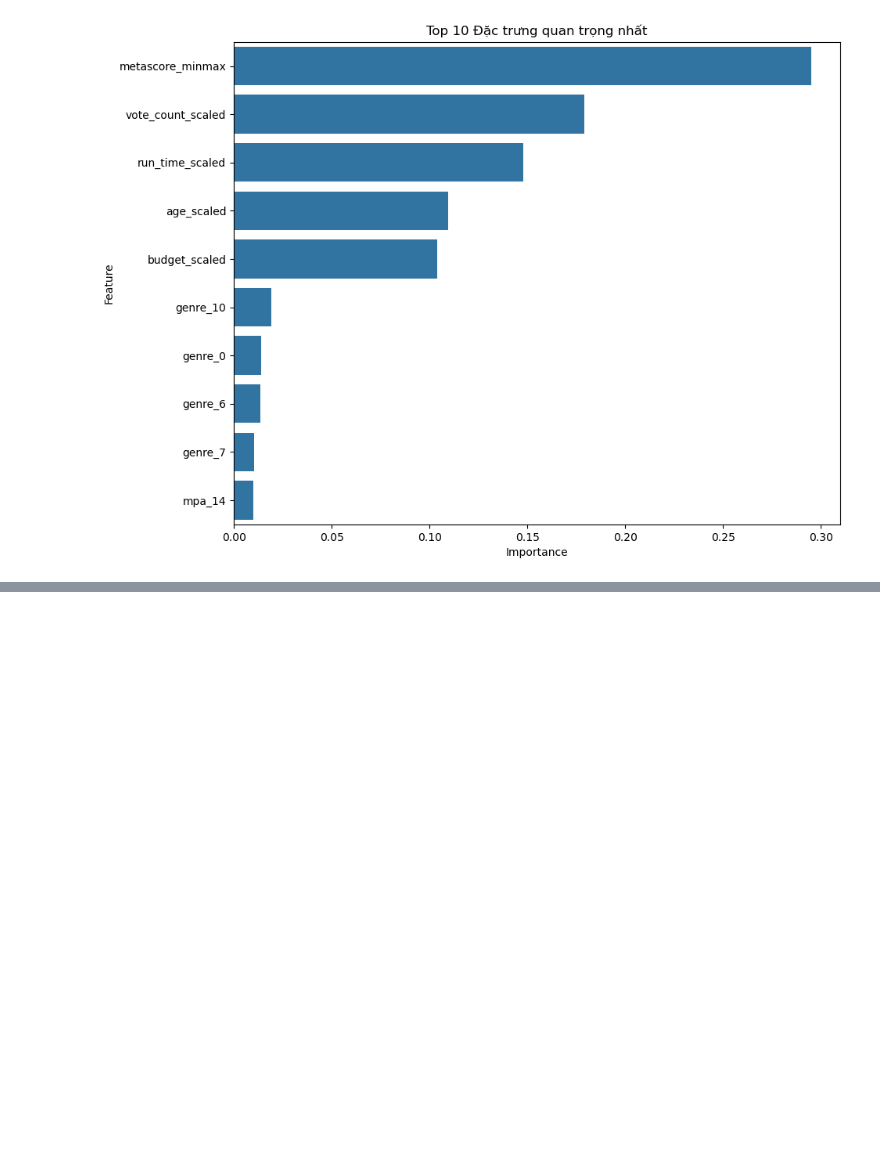
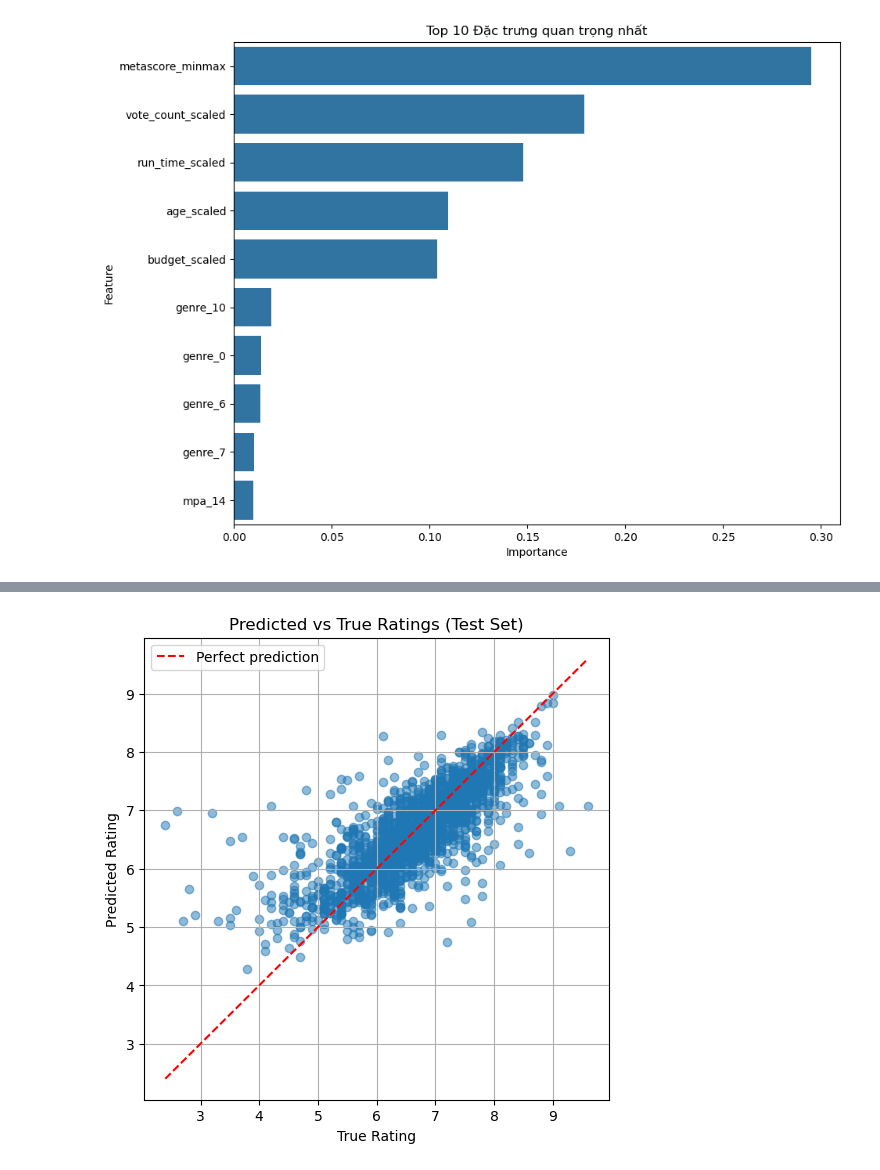
Before and after one commit to Kyoyooo/Movie-Rating-Prediction-Model, a Jupyter notebook: notebooks/data_modeling.ipynb, the cells around one changed output, grey strips where cells are left out. Saved outputs shown, nothing was run; the diff lists cells and outputs as text; code cells hidden in the pictures; blank space fills up the shorter version.

```diff
--- a/notebooks/data_modeling.ipynb
+++ b/notebooks/data_modeling.ipynb
@@ -261,0 +404,17 @@ plt.show()
+# %%
+import matplotlib.pyplot as plt
+
+plt.figure(figsize=(6,6))
+plt.scatter(y_test, y_pred_test, alpha=0.5)
+plt.plot([y_test.min(), y_test.max()],
+         [y_test.min(), y_test.max()],
+         'r--', label='Perfect prediction')
+
+plt.xlabel("True Rating")
+plt.ylabel("Predicted Rating")
+plt.title("Predicted vs True Ratings (Test Set)")
+plt.legend()
+plt.grid(True)
+plt.show()
+# %% [output]
+[figure, added]
```
Also changed, not shown: parts of 20 cells of this notebook.
